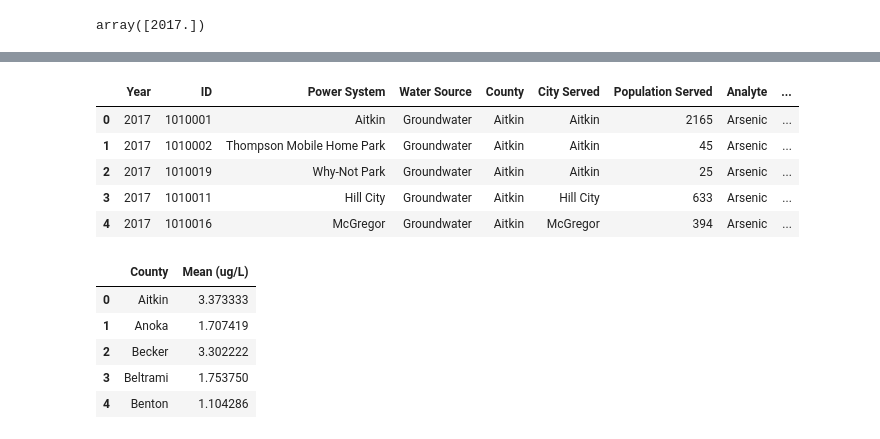
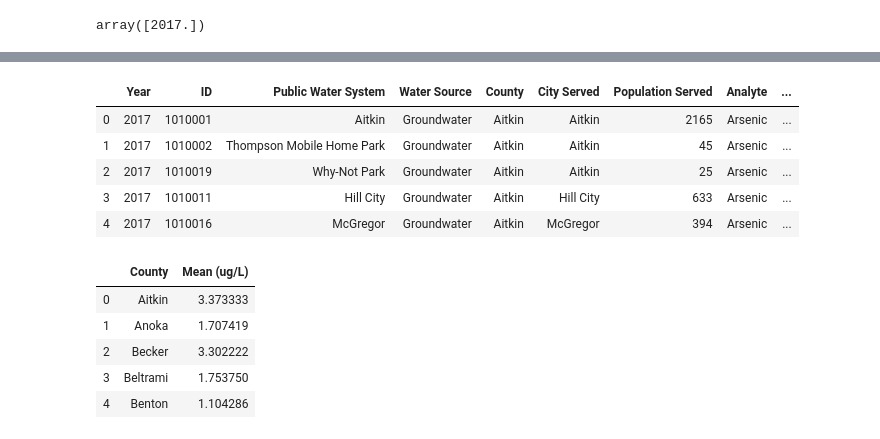
Before and after one commit to bkaczmarczik28/MN-Drinking-Water-Quality, a Jupyter notebook: PovertyByCounty-arsenic.ipynb, the cells around one changed output, grey strips where cells are left out. Cells and saved outputs as stored; diff of their text form; code cells hidden in the pictures.

```diff
--- a/PovertyByCounty-arsenic.ipynb
+++ b/PovertyByCounty-arsenic.ipynb
@@ -237,7 +235,7 @@ arsenic_df.head()
 | 4 | 1010016 | 2017.0 | Arsenic | McGregor | Aitkin | McGregor | Groundwater | 394 | ... |
 # %%
 #rename columns:
-arsenic_df = arsenic_df.rename(columns = {"pwsId":"ID", "pwsName":"Power System", "year":"Year",
+arsenic_df = arsenic_df.rename(columns = {"pwsId":"ID", "pwsName":"Public Water System", "year":"Year",
                                 "analyteCode":"Analyte","countyServed": "County",
                                 "cityServed": "City Served","waterSource": "Water Source",
                                 "populationServed": "Population Served","fips": "FIPS"})
@@ -300,10 +298,10 @@ Max (ug/L)           float64
 dtype: object
 # %%
-arsenic_df = arsenic_df[['Year','ID','Power System','Water Source','County',
+arsenic_df = arsenic_df[['Year','ID','Public Water System','Water Source','County',
                          'City Served','Population Served','Analyte','Mean (ug/L)','Max (ug/L)','FIPS']]
 arsenic_df.head()
 # %% [output]
-|  | Year | ID | Power System | Water Source | County | City Served | Population Served | Analyte | ... |
+|  | Year | ID | Public Water System | Water Source | County | City Served | Population Served | Analyte | ... |
 | 0 | 2017 | 1010001 | Aitkin | Groundwater | Aitkin | Aitkin | 2165 | Arsenic | ... |
 | 1 | 2017 | 1010002 | Thompson Mobile Home Park | Groundwater | Aitkin | Aitkin | 45 | Arsenic | ... |
 | 2 | 2017 | 1010019 | Why-Not Park | Groundwater | Aitkin | Aitkin | 25 | Arsenic | ... |
```
Also changed, not shown: parts of 10 cells of this notebook, 4 other files.
